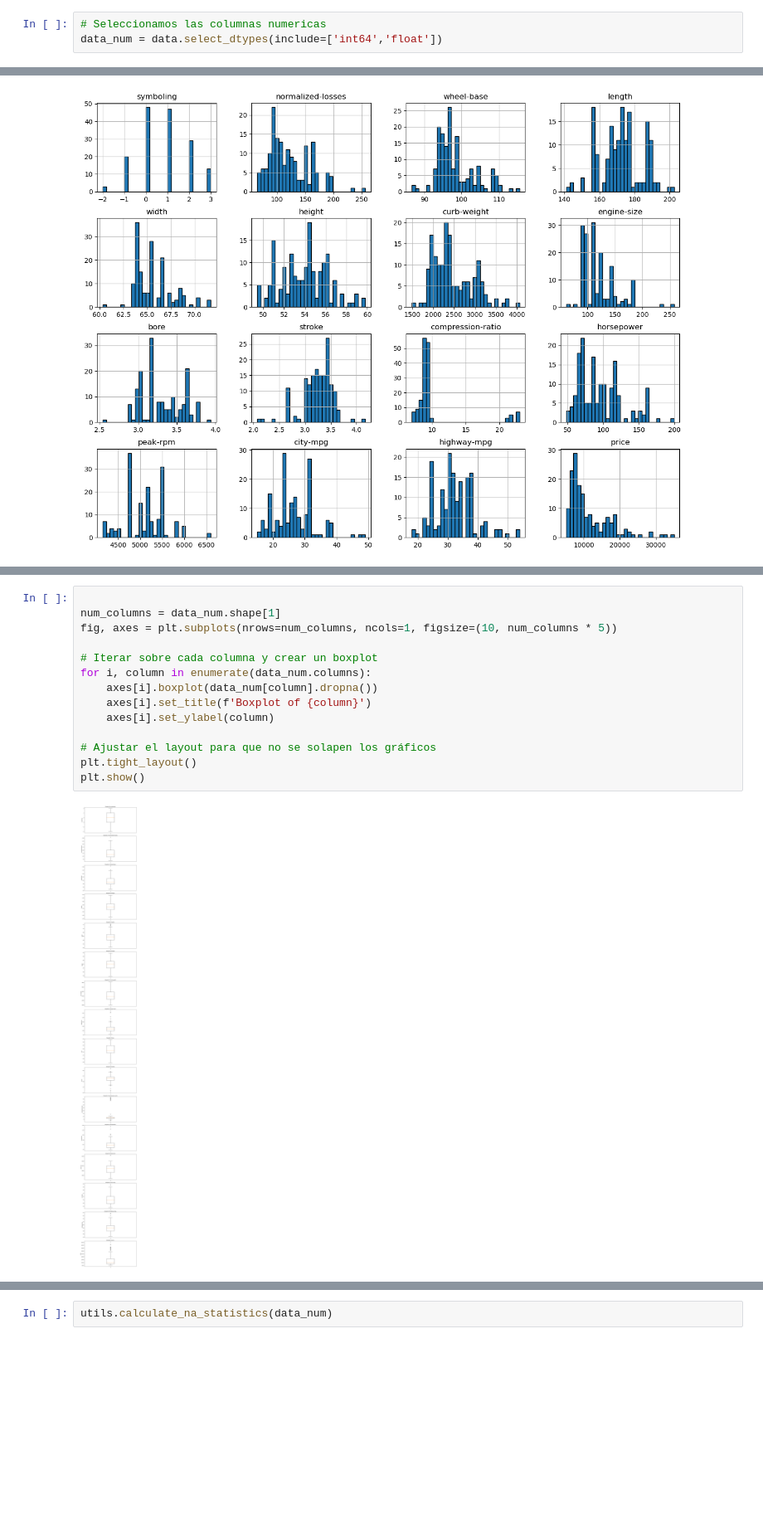
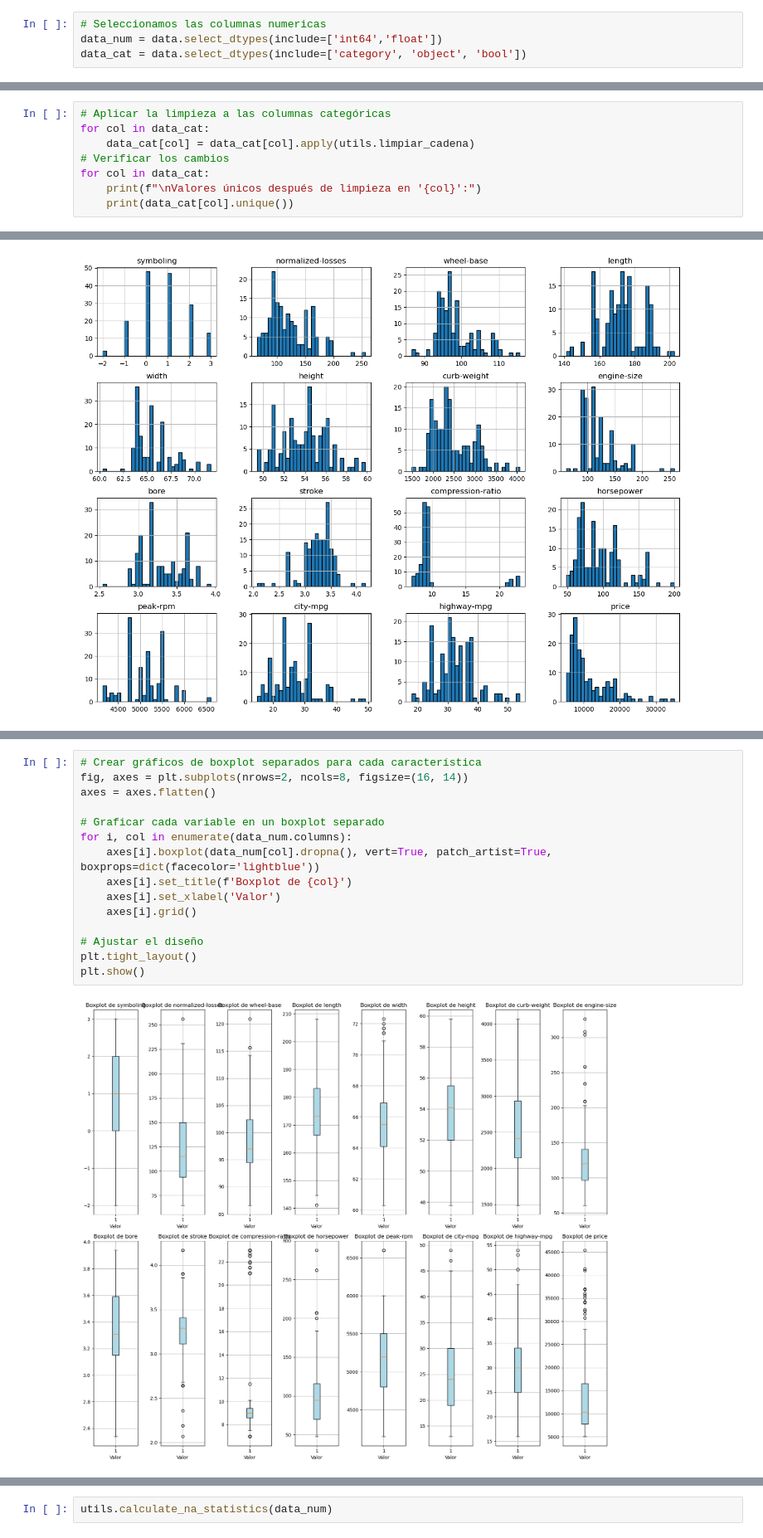
Before and after one commit to gillopy/AutomobileCore, a Jupyter notebook: Code/5 - Modelos basados en árbol Análisis y Predicción de Precios de Autos (Core).ipynb, the cells around one changed output, grey strips where cells are left out. Shown at 83% size. Drawn from its saved outputs; the diff is of its cells as text; blank space fills up the shorter version.

```diff
--- a/Code/5 - Modelos basados en árbol Análisis y Predicción de Precios de Autos (Core).ipynb
+++ b/Code/5 - Modelos basados en árbol Análisis y Predicción de Precios de Autos (Core).ipynb
@@ -178,3 +153,4 @@ memory usage: 30.3 KB
 # %%
 # Seleccionamos las columnas numericas
 data_num = data.select_dtypes(include=['int64','float'])
+data_cat = data.select_dtypes(include=['category', 'object', 'bool'])
@@ -192,0 +159,8 @@ data_num.describe()
+# %%
+# Aplicar la limpieza a las columnas categóricas
+for col in data_cat:
+    data_cat[col] = data_cat[col].apply(utils.limpiar_cadena)
+# Verificar los cambios
+for col in data_cat:
+    print(f"\nValores únicos después de limpieza en '{col}':")
+    print(data_cat[col].unique())
@@ -213,16 +279,17 @@ array([[<Axes: title={'center': 'symboling'}>,
 # %%
+# Crear gráficos de boxplot separados para cada característica
+fig, axes = plt.subplots(nrows=2, ncols=8, figsize=(16, 14))
+axes = axes.flatten()
 
-num_columns = data_num.shape[1]
-fig, axes = plt.subplots(nrows=num_columns, ncols=1, figsize=(10, num_columns * 5))
+# Graficar cada variable en un boxplot separado
+for i, col in enumerate(data_num.columns):
+    axes[i].boxplot(data_num[col].dropna(), vert=True, patch_artist=True, boxprops=dict(facecolor='lightblue'))
+    axes[i].set_title(f'Boxplot de {col}')
+    axes[i].set_xlabel('Valor')
+    axes[i].grid()
 
-# Iterar sobre cada columna y crear un boxplot
-for i, column in enumerate(data_num.columns):
-    axes[i].boxplot(data_num[column].dropna())
-    axes[i].set_title(f'Boxplot of {column}')
-    axes[i].set_ylabel(column)
-
-# Ajustar el layout para que no se solapen los gráficos
+# Ajustar el diseño
 plt.tight_layout()
 plt.show()
 # %% [output]
-[figure, old version]
+[figure, new version]
```
Also changed, not shown: parts of 27 cells of this notebook.
